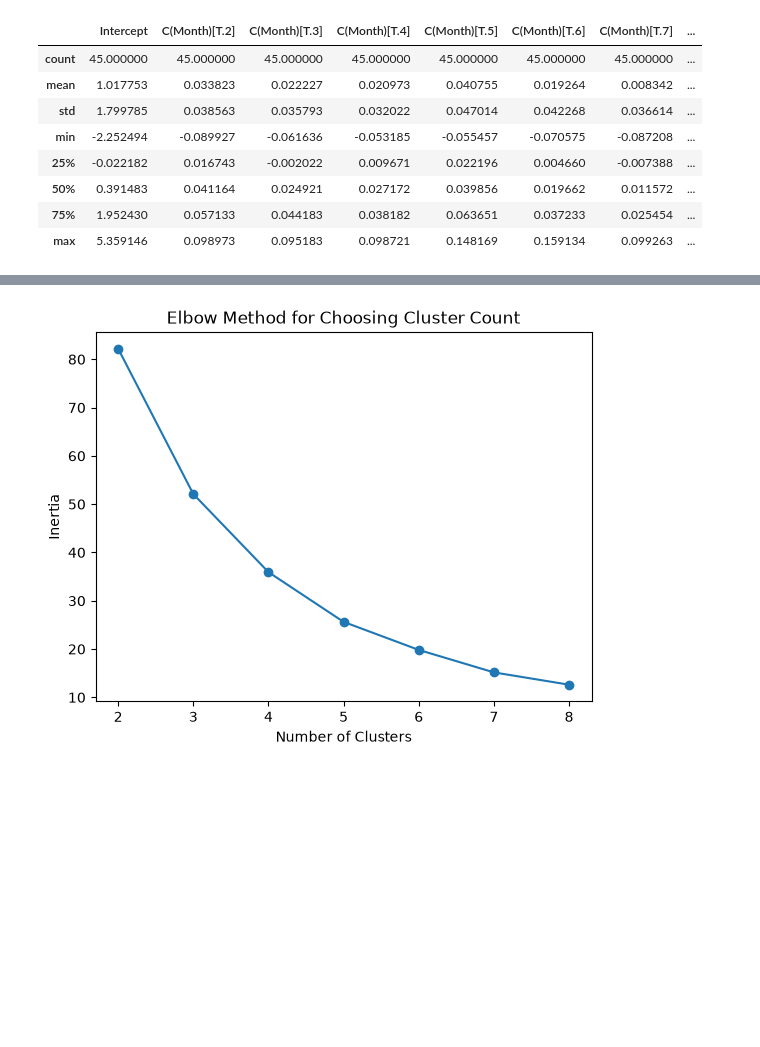
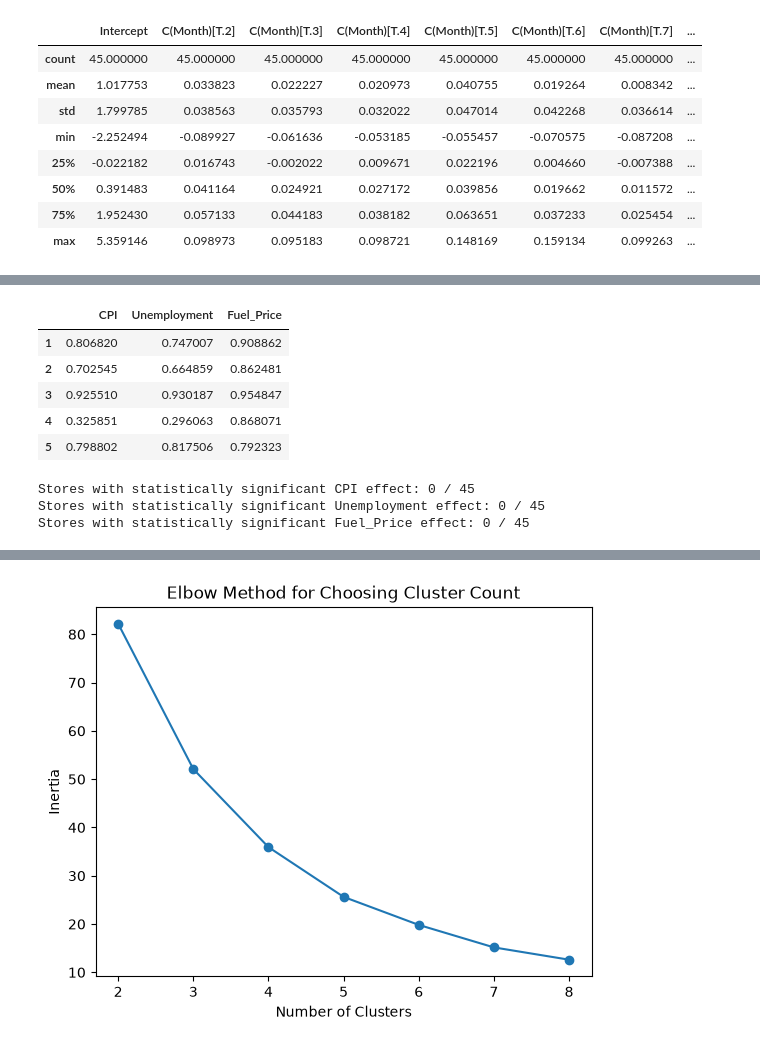
Before and after one commit to alexislinhdang/revenue-forecast, a Jupyter notebook: notebooks/02_sensitivity_analysis.ipynb, the cells around one changed output, grey strips where cells are left out. Cells and saved outputs as stored; diff of their text form; code cells hidden in the pictures; blank space fills up the shorter version.

```diff
--- a/notebooks/02_sensitivity_analysis.ipynb
+++ b/notebooks/02_sensitivity_analysis.ipynb
@@ -58,0 +95,24 @@ sensitivity_df.describe()
+# %%
+pvalues_df[['CPI', 'Unemployment', 'Fuel_Price']].head()
+# %% [output]
+|  | CPI | Unemployment | Fuel_Price |
+| 1 | 0.806820 | 0.747007 | 0.908862 |
+| 2 | 0.702545 | 0.664859 | 0.862481 |
+| 3 | 0.925510 | 0.930187 | 0.954847 |
+| 4 | 0.325851 | 0.296063 | 0.868071 |
+| 5 | 0.798802 | 0.817506 | 0.792323 |
+# %%
+significance_threshold = 0.05
+
+print("Stores with statistically significant CPI effect:",
+      (pvalues_df['CPI'] < significance_threshold).sum(), "/ 45")
+
+print("Stores with statistically significant Unemployment effect:",
+      (pvalues_df['Unemployment'] < significance_threshold).sum(), "/ 45")
+
+print("Stores with statistically significant Fuel_Price effect:",
+      (pvalues_df['Fuel_Price'] < significance_threshold).sum(), "/ 45")
+# %% [output]
+Stores with statistically significant CPI effect: 0 / 45
+Stores with statistically significant Unemployment effect: 0 / 45
+Stores with statistically significant Fuel_Price effect: 0 / 45
```
Also changed, not shown: parts of 13 cells of this notebook, 1 other file.
